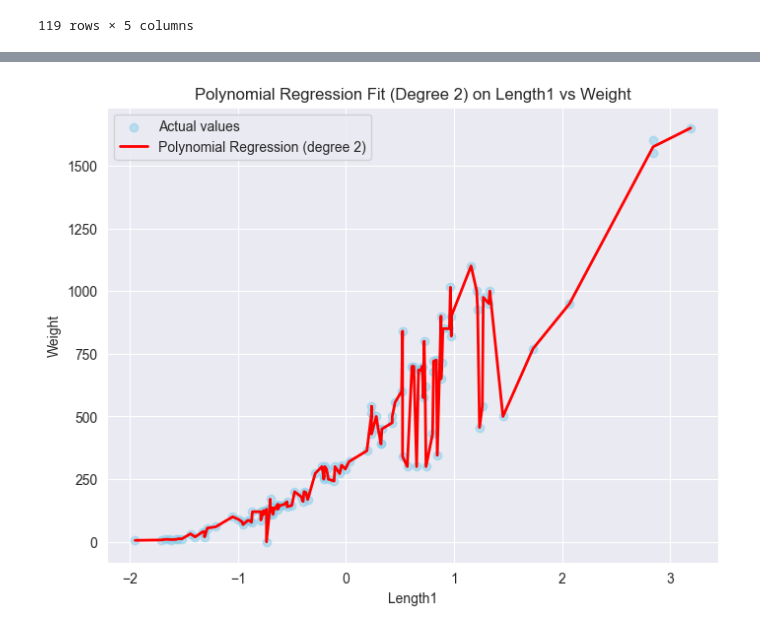
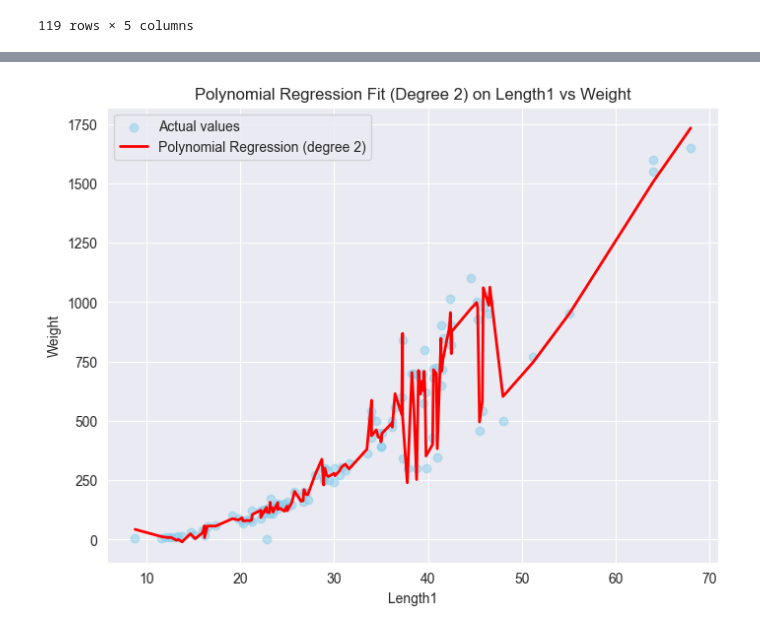
Before and after one commit to itssahilwhat/AI-Fundamentals, a Jupyter notebook: Linear Regression/Polynomial Linear Regression.ipynb, the cells around one changed output, grey strips where cells are left out. Drawn from its saved outputs; the diff is of its cells as text; code cells hidden in the pictures.

```diff
--- a/Linear Regression/Polynomial Linear Regression.ipynb
+++ b/Linear Regression/Polynomial Linear Regression.ipynb
@@ -231,6 +235,6 @@ X_train
 | 102 | 25.2 | 27.3 | 28.7 | 8.3230 | 5.1373 |
 119 rows × 5 columns
 # %%
-sorted_indices = np.argsort(X_train[:,0])
-X_train_sorted = X_train[:, 0][sorted_indices]
+sorted_indices = np.argsort(X_train.iloc[:,2])
+X_train_sorted = X_train.iloc[sorted_indices]
 y_train_pred_sorted = y_train_pred[sorted_indices]
@@ -239,14 +257,14 @@ InvalidIndexError: (slice(None, None, None), 0)
 # %%
 plt.figure(figsize=(8, 6))
-plt.scatter(X_train[:, 2], y_train, color='skyblue', alpha=0.5, label='Actual values')
-plt.plot(X_train_sorted, y_train_pred_sorted, color='red', linewidth=2, label='Polynomial Regression (degree 2)')
+plt.scatter(X_train.iloc[:, 2], y_train, color='skyblue', alpha=0.5, label='Actual values')
+plt.plot(X_train_sorted.iloc[:, 2], y_train_pred_sorted, color='red', linewidth=2, label='Polynomial Regression (degree 2)')
 plt.xlabel('Length1')
 plt.ylabel('Weight')
 plt.title('Polynomial Regression Fit (Degree 2) on Length1 vs Weight')
 plt.legend()
 plt.show()
 # %% [output]
-[figure, old version]
+[figure, new version]
 # %%
 print("Mean Squared Error on Test Set:", mean_squared_error(y_test, y_test_pred))
 print("R2 Score on Test Set:", r2_score(y_test, y_test_pred))
```
Also changed, not shown: parts of 4 cells of this notebook.
